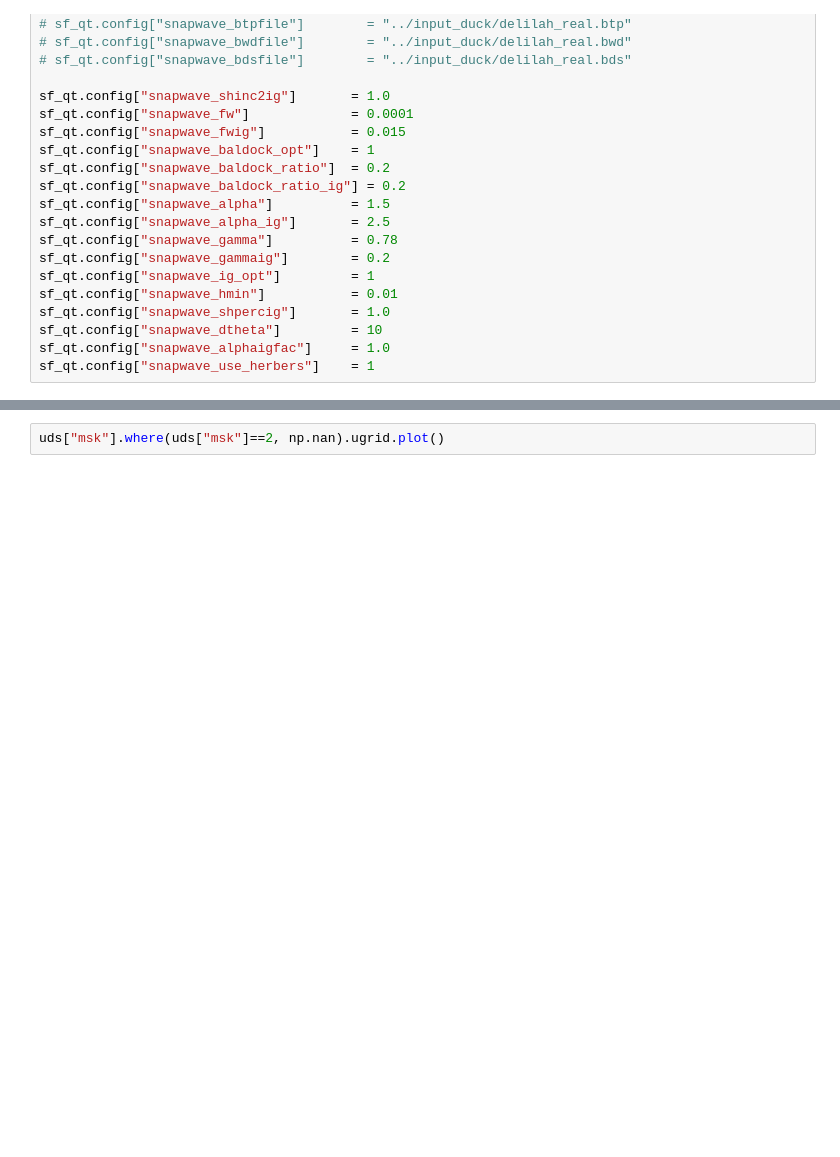
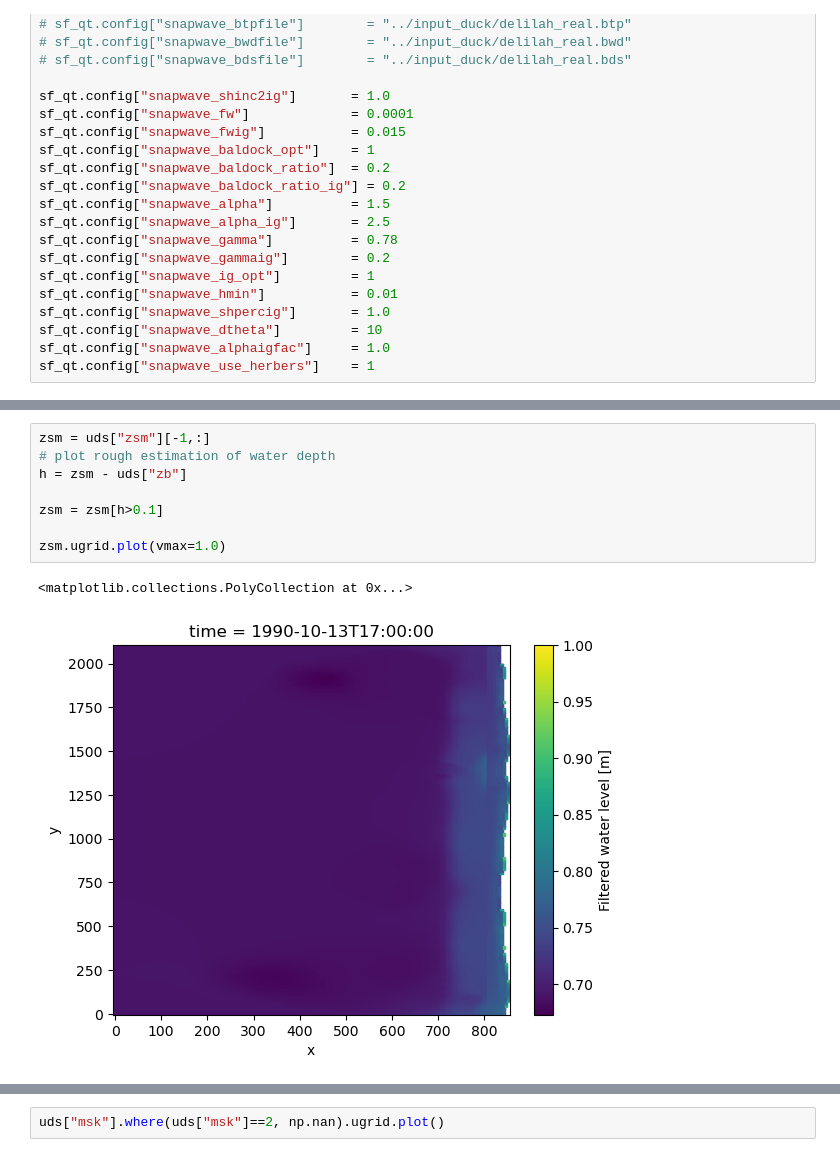
Before and after one commit to Deltares/hydromt_sfincs, a Jupyter notebook: examples/make_Duck_hydromt.ipynb, the cells around one changed output, grey strips where cells are left out. Cells and saved outputs as stored; diff of their text form; blank space fills up the shorter version.

```diff
--- a/examples/make_Duck_hydromt.ipynb
+++ b/examples/make_Duck_hydromt.ipynb
@@ -432,0 +481,11 @@ uds["zsmax"].max(dim="timemax").ugrid.plot(vmax=1.0)
+# %%
+zsm = uds["zsm"][-1,:]
+# plot rough estimation of water depth
+h = zsm - uds["zb"]
+
+zsm = zsm[h>0.1]
+
+zsm.ugrid.plot(vmax=1.0)
+# %% [output]
+<matplotlib.collections.PolyCollection at 0x...>
+[figure, added]
```
Also changed, not shown: parts of 35 cells of this notebook, 1 other file.
